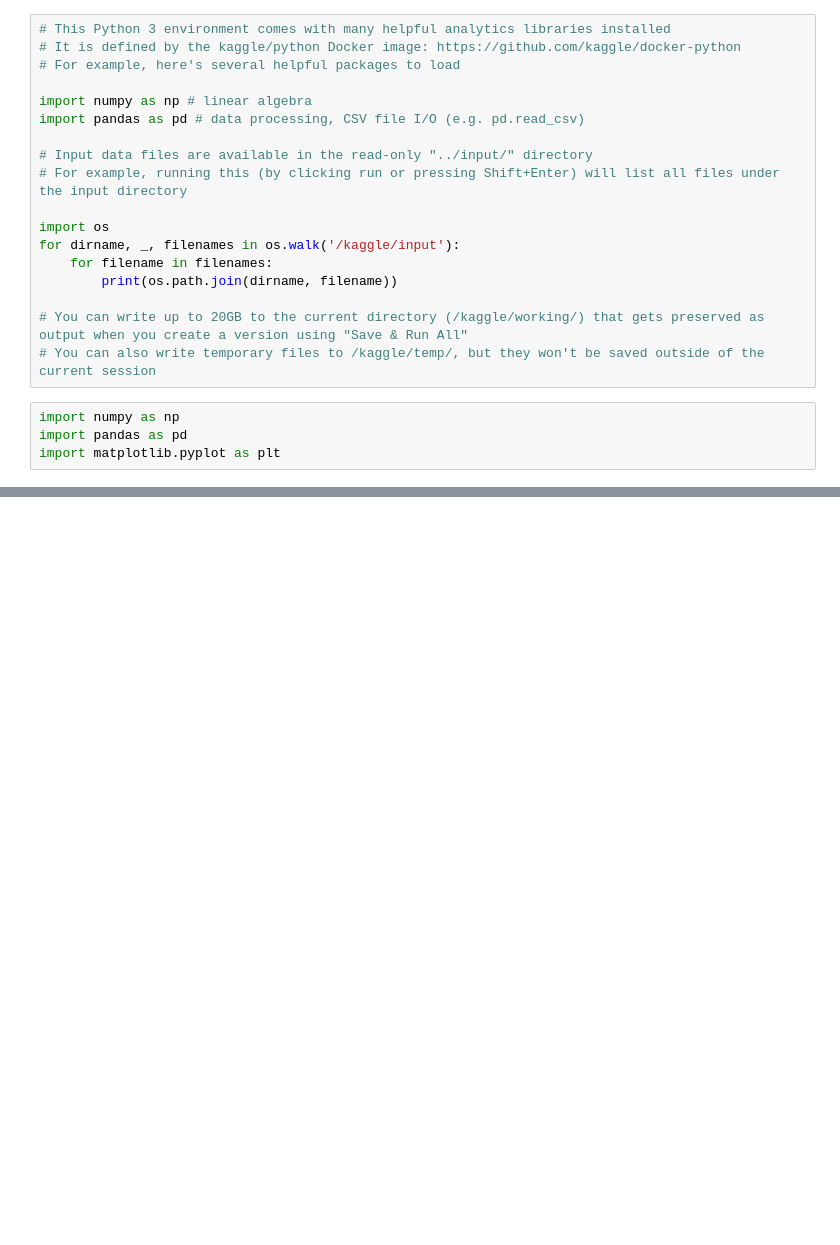
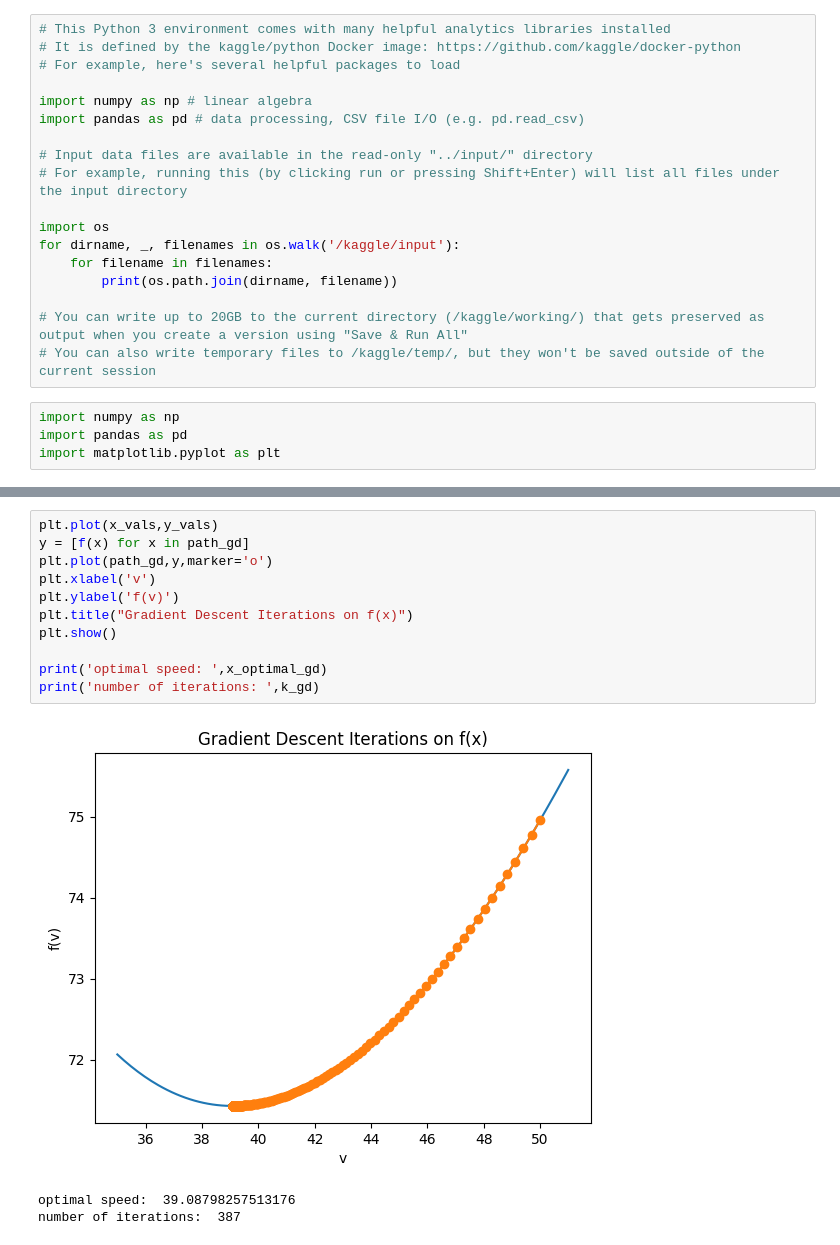
Before and after one commit to maverickk-ux/Optimal-Speed-Determination, a Jupyter notebook: methods.ipynb, the cells around one changed output, grey strips where cells are left out. Drawn from its saved outputs; the diff is of its cells as text; blank space fills up the shorter version.

```diff
--- a/methods.ipynb
+++ b/methods.ipynb
@@ -93,0 +117,15 @@ plt.show()
+# %%
+plt.plot(x_vals,y_vals)
+y = [f(x) for x in path_gd]
+plt.plot(path_gd,y,marker='o')
+plt.xlabel('v')
+plt.ylabel('f(v)')
+plt.title("Gradient Descent Iterations on f(x)")
+plt.show()
+
+print('optimal speed: ',x_optimal_gd)
+print('number of iterations: ',k_gd)
+# %% [output]
+[figure, added]
+optimal speed:  39.08798257513176
+number of iterations:  387
```
Also changed, not shown: parts of 5 cells of this notebook.
